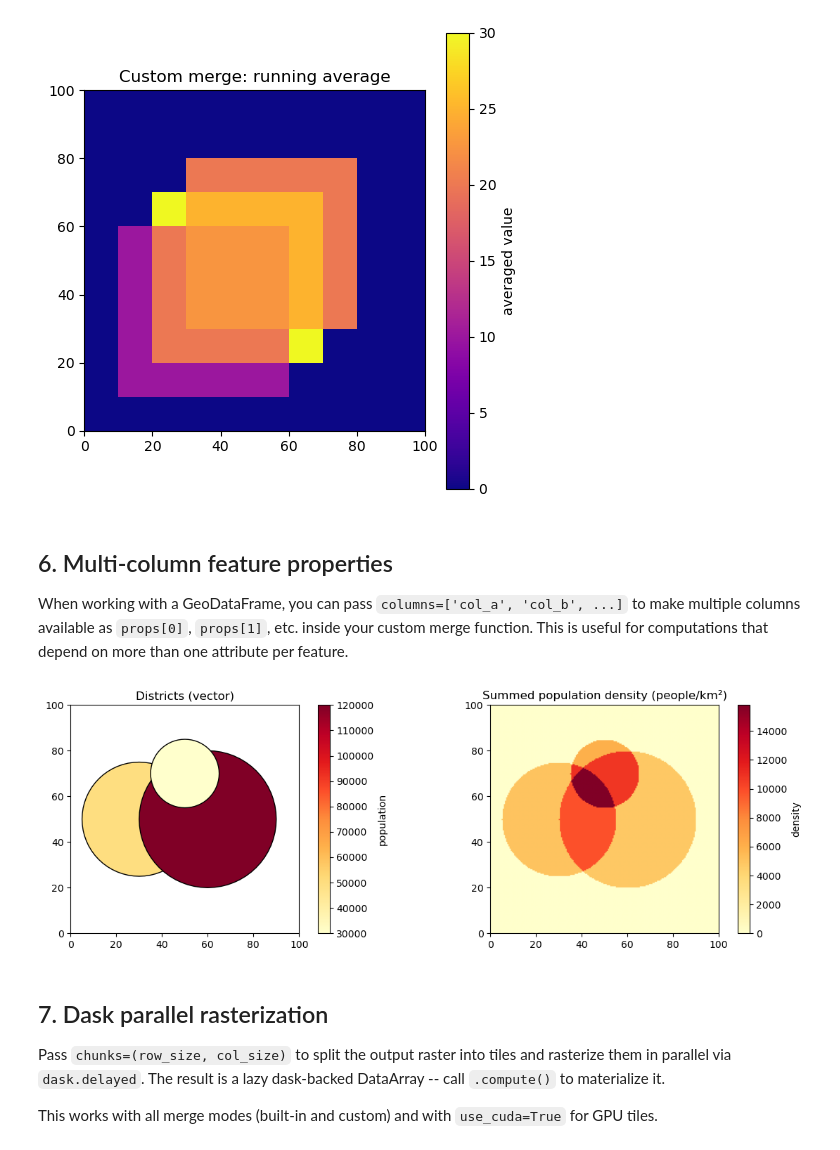
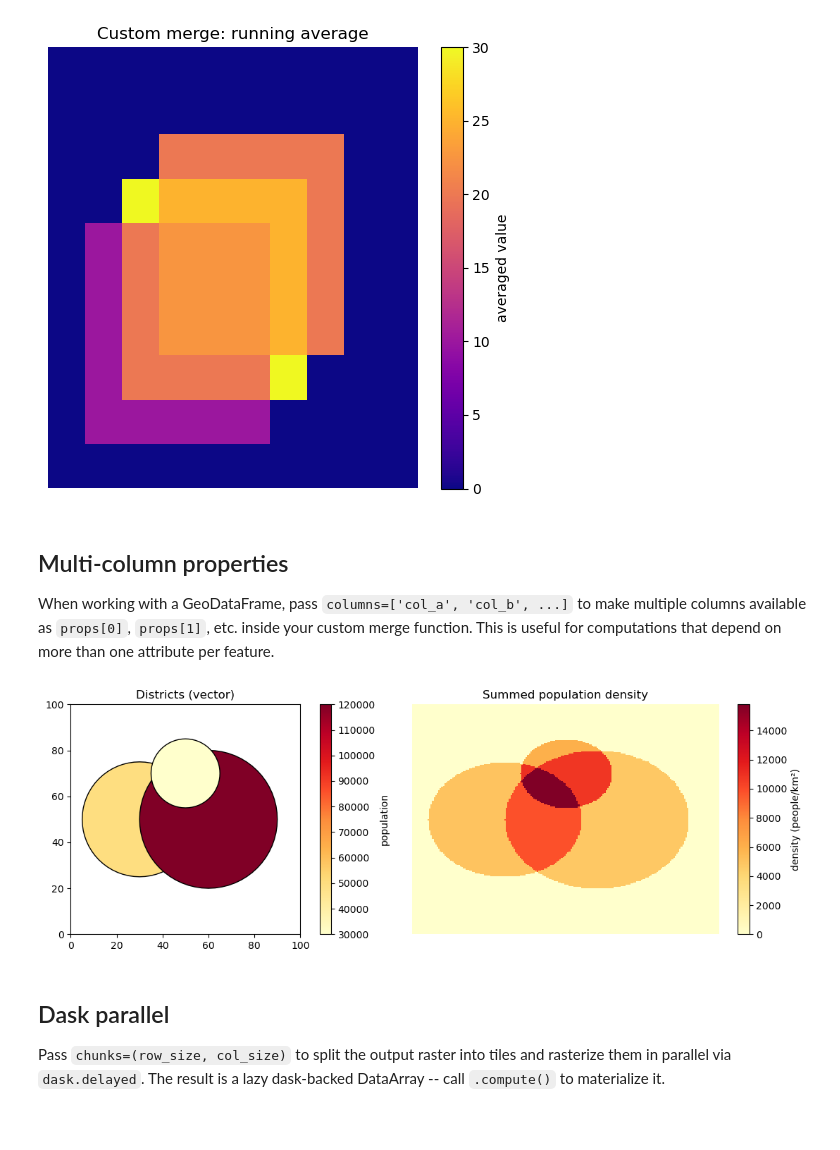
Before and after one commit to makepath/xarray-spatial, a Jupyter notebook: examples/user_guide/28_Rasterize.ipynb, the cells around one changed output. Cells and saved outputs as stored; diff of their text form; code cells hidden in the pictures; blank space fills up the shorter version.

Commit message:
Refactor rasterize user guide notebook

```diff
--- a/examples/user_guide/28_Rasterize.ipynb
+++ b/examples/user_guide/28_Rasterize.ipynb
@@ -186,33 +191,33 @@ It returns the new pixel value. For single-column inputs (the `column` parameter
 # %%
 # Running average: each overlapping feature nudges the pixel toward its value
 @ngjit
 def running_avg(pixel, props, is_first):
     if is_first:
         return props[0]
     return (pixel + props[0]) / 2.0
 
 # Stack three overlapping squares with values 10, 20, 30
 avg_pairs = [
     (box(10, 10, 60, 60), 10.0),
     (box(30, 30, 80, 80), 20.0),
     (box(20, 20, 70, 70), 30.0),
 ]
 
 result_avg = small.xrs.rasterize(avg_pairs, fill=0, merge=running_avg)
 
 fig, ax = plt.subplots(figsize=(5, 5))
-im = ax.imshow(result_avg.values, cmap='plasma', origin='upper',
-               extent=[0, 100, 0, 100])
+result_avg.plot.imshow(ax=ax, cmap='plasma', add_colorbar=True,
+                       cbar_kwargs={'label': 'averaged value'})
 ax.set_title('Custom merge: running average')
-plt.colorbar(im, ax=ax, label='averaged value')
+ax.set_axis_off()
 plt.tight_layout()
 plt.show()
 # %% [output]
-[figure, old version]
+[figure, new version]
 # %% [markdown]
-## 6. Multi-column feature properties
+## Multi-column properties
 
-When working with a GeoDataFrame, you can pass `columns=['col_a', 'col_b', ...]` to make multiple columns available as `props[0]`, `props[1]`, etc. inside your custom merge function. This is useful for computations that depend on more than one attribute per feature.
+When working with a GeoDataFrame, pass `columns=['col_a', 'col_b', ...]` to make multiple columns available as `props[0]`, `props[1]`, etc. inside your custom merge function. This is useful for computations that depend on more than one attribute per feature.
 # %%
 # Population density: population / area, summed where districts overlap
 @ngjit
@@ -244,20 +249,18 @@ districts.plot(ax=axes[0], column='population', cmap='YlOrRd',
 axes[0].set_title('Districts (vector)')
 axes[0].set_xlim(0, 100); axes[0].set_ylim(0, 100)
 
-im = axes[1].imshow(density_raster.values, cmap='YlOrRd', origin='upper',
-                    extent=[0, 100, 0, 100])
-axes[1].set_title('Summed population density (people/km²)')
-plt.colorbar(im, ax=axes[1], label='density')
+density_raster.plot.imshow(ax=axes[1], cmap='YlOrRd', add_colorbar=True,
+                           cbar_kwargs={'label': 'density (people/km²)'})
+axes[1].set_title('Summed population density')
+axes[1].set_axis_off()
 plt.tight_layout()
 plt.show()
 # %% [output]
-[figure, old version]
+[figure, new version]
 # %% [markdown]
-## 7. Dask parallel rasterization
+## Dask parallel
 
 Pass `chunks=(row_size, col_size)` to split the output raster into tiles and rasterize them in parallel via `dask.delayed`. The result is a lazy dask-backed DataArray -- call `.compute()` to materialize it.
-
-This works with all merge modes (built-in and custom) and with `use_cuda=True` for GPU tiles.
 # %%
 import dask.array as da
 
```
Also changed, not shown: parts of 24 cells of this notebook, 1 other file.
